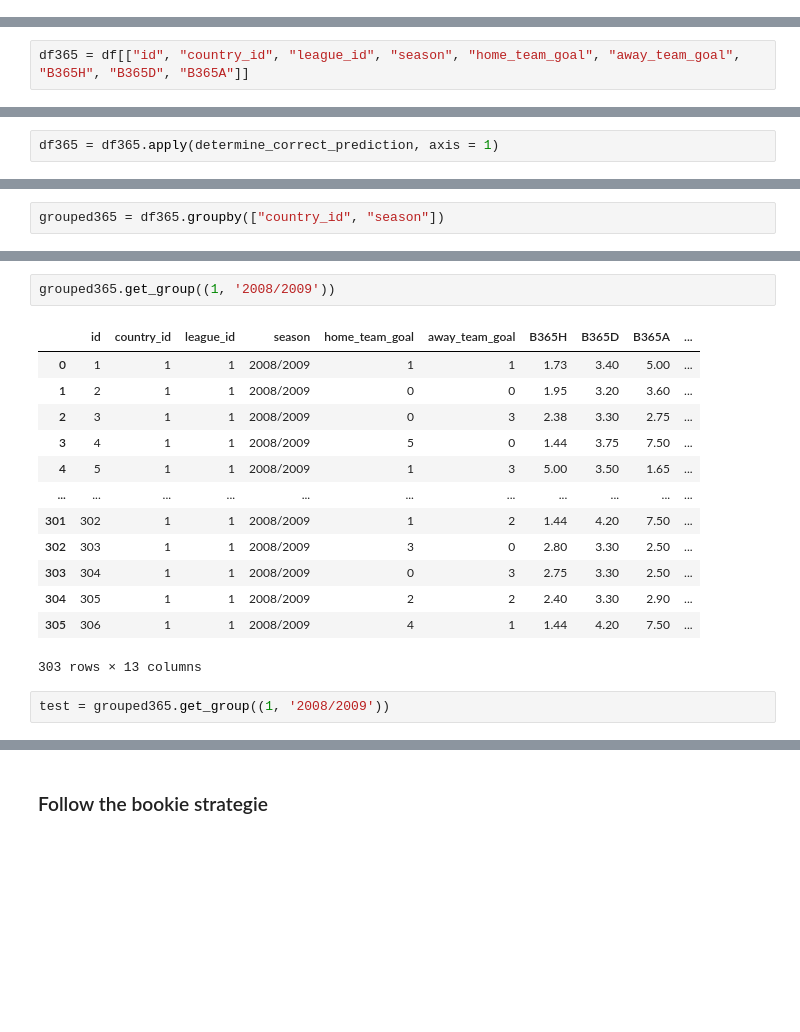
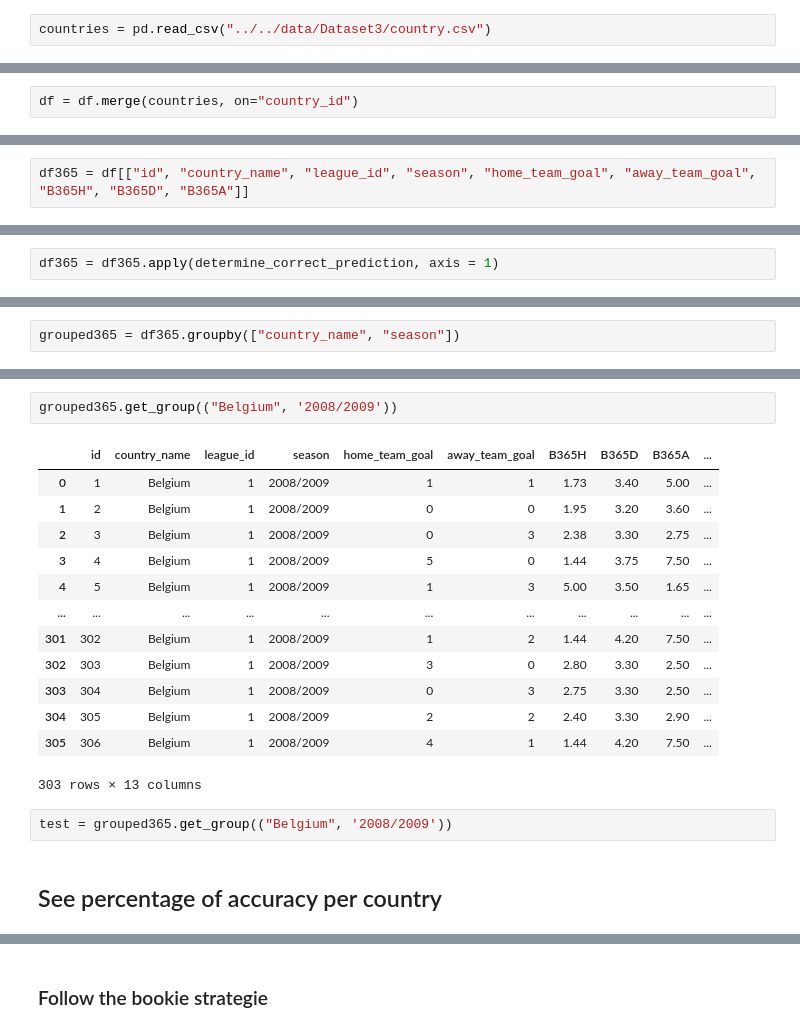
Before and after one commit to com-480-data-visualization/com-480-project-coviz-19, a Jupyter notebook: notebooks/map_viz/map_viz.ipynb, the cells around one changed output, grey strips where cells are left out. Cells and saved outputs as stored; diff of their text form; blank space fills up the shorter version.

```diff
--- a/notebooks/map_viz/map_viz.ipynb
+++ b/notebooks/map_viz/map_viz.ipynb
@@ -16,0 +23,2 @@ df.head()
+# %%
+countries = pd.read_csv("../../data/Dataset3/country.csv")
@@ -17,7 +40,9 @@ df.head()
+# %%
+df = df.merge(countries, on="country_id")
 # %% [markdown]
 ## Bet365
 # %%
-df365 = df[["id", "country_id", "league_id", "season", "home_team_goal", "away_team_goal", "B365H", "B365D", "B365A"]]
+df365 = df[["id", "country_name", "league_id", "season", "home_team_goal", "away_team_goal", "B365H", "B365D", "B365A"]]
 # %%
 df365.head()
 # %% [output]
@@ -160,5 +185,5 @@ df365.head()
 # %%
-grouped365 = df365.groupby(["country_id", "season"])
+grouped365 = df365.groupby(["country_name", "season"])
 # %%
 grouped365.size()
 # %% [output]
@@ -177,19 +202,21 @@ country_id  season
 Length: 71, dtype: int64
 # %%
-grouped365.get_group((1, '2008/2009'))
+grouped365.get_group(("Belgium", '2008/2009'))
 # %% [output]
-|  | id | country_id | league_id | season | home_team_goal | away_team_goal | B365H | B365D | B365A | ... |
-| 0 | 1 | 1 | 1 | 2008/2009 | 1 | 1 | 1.73 | 3.40 | 5.00 | ... |
-| 1 | 2 | 1 | 1 | 2008/2009 | 0 | 0 | 1.95 | 3.20 | 3.60 | ... |
-| 2 | 3 | 1 | 1 | 2008/2009 | 0 | 3 | 2.38 | 3.30 | 2.75 | ... |
-| 3 | 4 | 1 | 1 | 2008/2009 | 5 | 0 | 1.44 | 3.75 | 7.50 | ... |
-| 4 | 5 | 1 | 1 | 2008/2009 | 1 | 3 | 5.00 | 3.50 | 1.65 | ... |
+|  | id | country_name | league_id | season | home_team_goal | away_team_goal | B365H | B365D | B365A | ... |
+| 0 | 1 | Belgium | 1 | 2008/2009 | 1 | 1 | 1.73 | 3.40 | 5.00 | ... |
+| 1 | 2 | Belgium | 1 | 2008/2009 | 0 | 0 | 1.95 | 3.20 | 3.60 | ... |
+| 2 | 3 | Belgium | 1 | 2008/2009 | 0 | 3 | 2.38 | 3.30 | 2.75 | ... |
+| 3 | 4 | Belgium | 1 | 2008/2009 | 5 | 0 | 1.44 | 3.75 | 7.50 | ... |
+| 4 | 5 | Belgium | 1 | 2008/2009 | 1 | 3 | 5.00 | 3.50 | 1.65 | ... |
 | ... | ... | ... | ... | ... | ... | ... | ... | ... | ... | ... |
-| 301 | 302 | 1 | 1 | 2008/2009 | 1 | 2 | 1.44 | 4.20 | 7.50 | ... |
-| 302 | 303 | 1 | 1 | 2008/2009 | 3 | 0 | 2.80 | 3.30 | 2.50 | ... |
-| 303 | 304 | 1 | 1 | 2008/2009 | 0 | 3 | 2.75 | 3.30 | 2.50 | ... |
-| 304 | 305 | 1 | 1 | 2008/2009 | 2 | 2 | 2.40 | 3.30 | 2.90 | ... |
-| 305 | 306 | 1 | 1 | 2008/2009 | 4 | 1 | 1.44 | 4.20 | 7.50 | ... |
+| 301 | 302 | Belgium | 1 | 2008/2009 | 1 | 2 | 1.44 | 4.20 | 7.50 | ... |
+| 302 | 303 | Belgium | 1 | 2008/2009 | 3 | 0 | 2.80 | 3.30 | 2.50 | ... |
+| 303 | 304 | Belgium | 1 | 2008/2009 | 0 | 3 | 2.75 | 3.30 | 2.50 | ... |
+| 304 | 305 | Belgium | 1 | 2008/2009 | 2 | 2 | 2.40 | 3.30 | 2.90 | ... |
+| 305 | 306 | Belgium | 1 | 2008/2009 | 4 | 1 | 1.44 | 4.20 | 7.50 | ... |
 303 rows × 13 columns
 # %%
-test = grouped365.get_group((1, '2008/2009'))
+test = grouped365.get_group(("Belgium", '2008/2009'))
+# %% [markdown]
+## See percentage of accuracy per country
```
Also changed, not shown: parts of 28 cells of this notebook, 11 other files.
